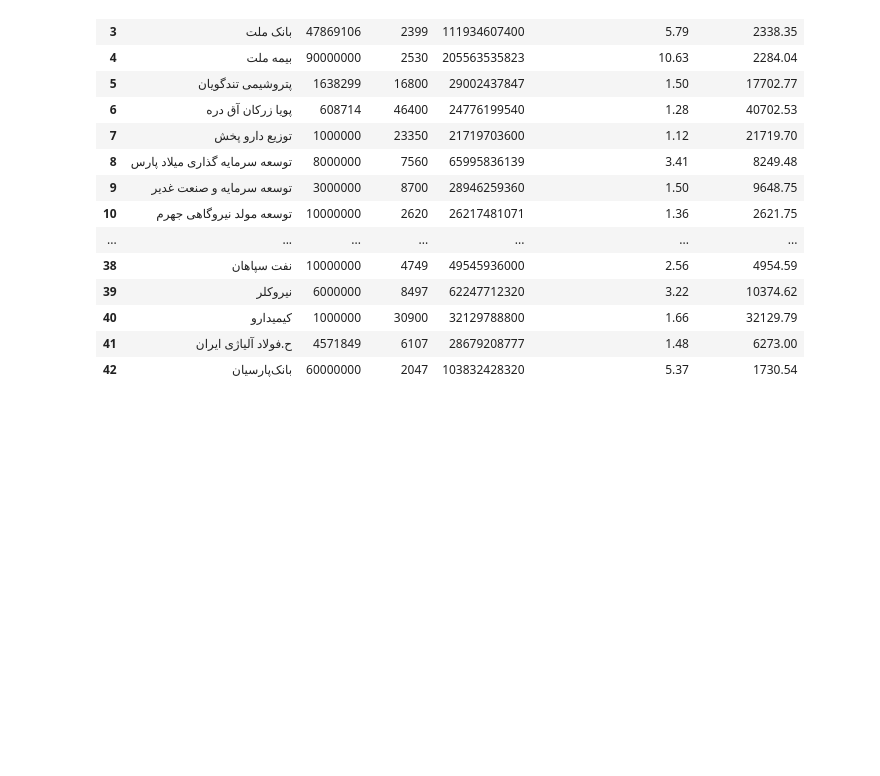
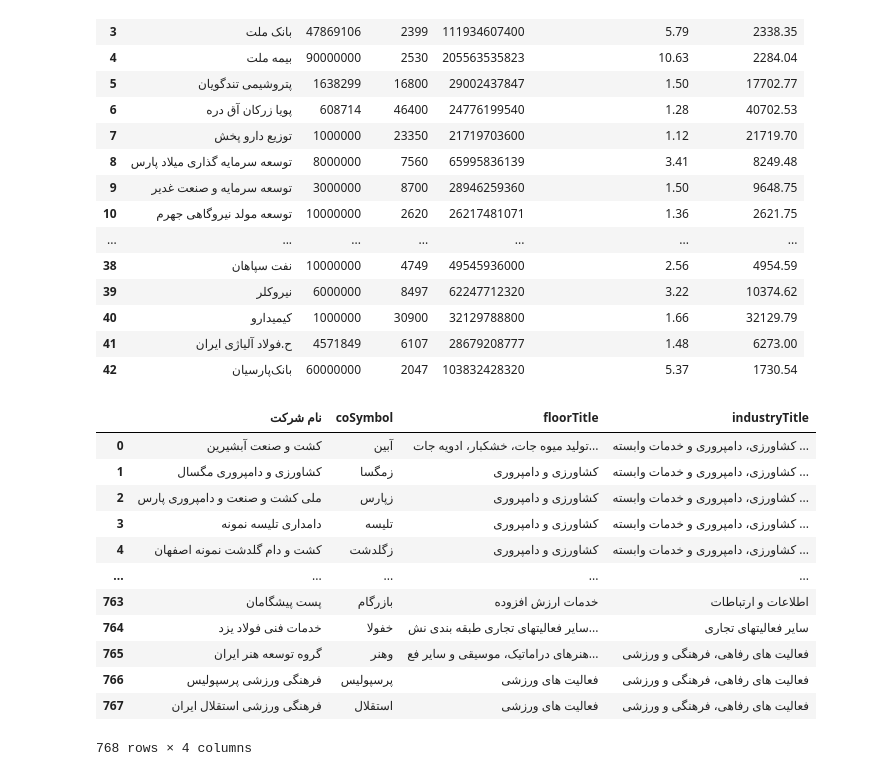
Before and after one commit to Mehdial57/python-project, a Jupyter notebook: sandogh.ipynb, the cells around one changed output. Cells and saved outputs as stored; diff of their text form; code cells hidden in the pictures; blank space fills up the shorter version.

```diff
--- a/sandogh.ipynb
+++ b/sandogh.ipynb
@@ -65,0 +70,16 @@ df.to_excel('ثهام.xlsx', index=False)
+# %%
+company_list
+# %% [output]
+|  | نام شرکت | coSymbol | floorTitle | industryTitle |
+| 0 | کشت و صنعت آبشیرین | آبین | تولید میوه جات، خشکبار، ادویه جات... | کشاورزی، دامپروری و خدمات وابسته ... |
+| 1 | کشاورزی و دامپروری مگسال | زمگسا | کشاورزی و دامپروری | کشاورزی، دامپروری و خدمات وابسته ... |
+| 2 | ملی کشت و صنعت و دامپروری پارس | زپارس | کشاورزی و دامپروری | کشاورزی، دامپروری و خدمات وابسته ... |
+| 3 | دامداری تلیسه نمونه | تلیسه | کشاورزی و دامپروری | کشاورزی، دامپروری و خدمات وابسته ... |
+| 4 | کشت و دام گلدشت نمونه اصفهان | زگلدشت | کشاورزی و دامپروری | کشاورزی، دامپروری و خدمات وابسته ... |
+| ... | ... | ... | ... | ... |
+| 763 | پست پیشگامان | بازرگام | خدمات ارزش افزوده | اطلاعات و ارتباطات |
+| 764 | خدمات فنی فولاد یزد | خفولا | سایر فعالیتهای تجاری طبقه بندی نش... | سایر فعالیتهای تجاری |
+| 765 | گروه توسعه هنر ایران | وهنر | هنرهای دراماتیک، موسیقی و سایر فع... | فعالیت های رفاهی، فرهنگی و ورزشی |
+| 766 | فرهنگی ورزشی پرسپولیس | پرسپولیس | فعالیت های ورزشی | فعالیت های رفاهی، فرهنگی و ورزشی |
+| 767 | فرهنگی ورزشی استقلال ایران | استقلال | فعالیت های ورزشی | فعالیت های رفاهی، فرهنگی و ورزشی |
+768 rows × 4 columns
```
Also changed, not shown: parts of 10 cells of this notebook.
